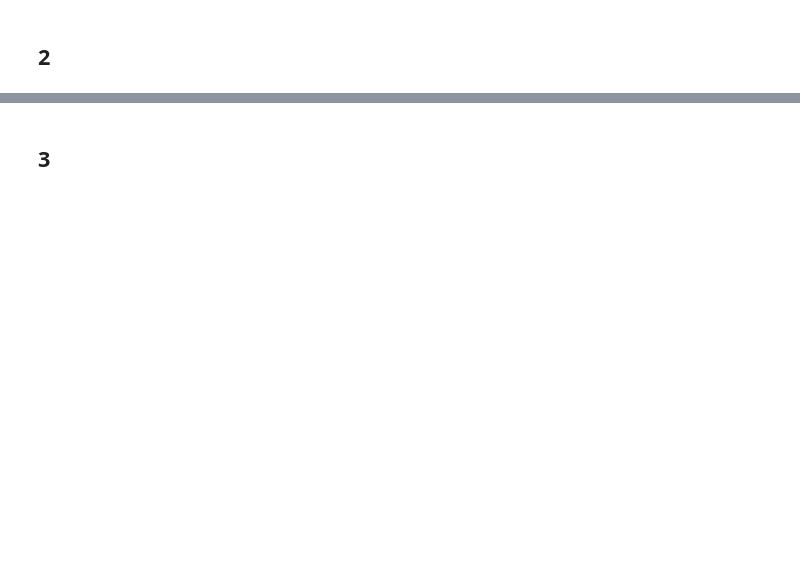
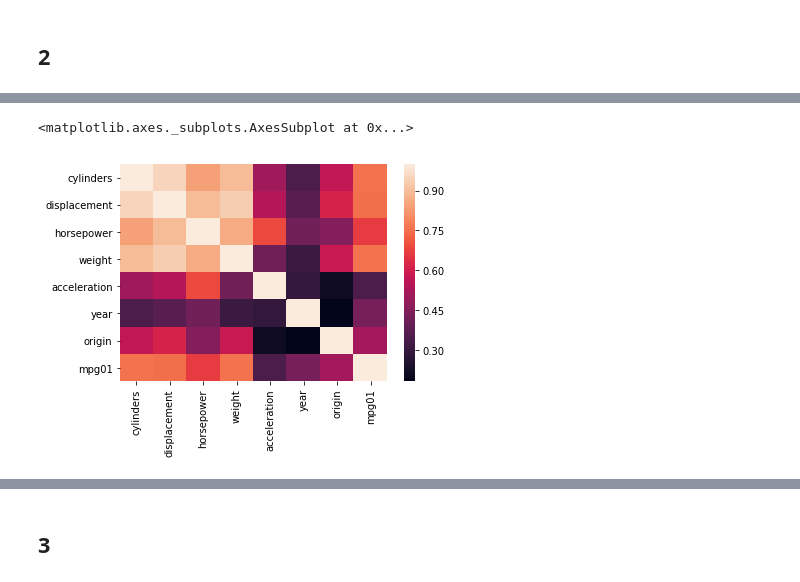
Before and after one commit to uulwake/Introduction-to-Statistical-Learning-in-R, a Jupyter notebook: Ch4 Classification/ISLR_Ch4_Exercise_Applied_11.ipynb, the cells around one changed output, grey strips where cells are left out. Drawn from its saved outputs; the diff is of its cells as text; code cells hidden in the pictures; blank space fills up the shorter version.

```diff
--- a/Ch4 Classification/ISLR_Ch4_Exercise_Applied_11.ipynb
+++ b/Ch4 Classification/ISLR_Ch4_Exercise_Applied_11.ipynb
@@ -11,0 +26,2 @@
+# %%
+auto = pd.read_csv('../dataset/Auto.csv')
@@ -11,0 +37,2 @@
+# %%
+auto['mpg01'] = np.where(auto['mpg'] > auto['mpg'].median(), 1, 0)
@@ -11,0 +48,2 @@
+# %%
+auto = auto.drop('mpg', axis=1)
@@ -15,0 +75,5 @@
+# %%
+sns.heatmap(abs(auto.corr()))
+# %% [output]
+<matplotlib.axes._subplots.AxesSubplot at 0x...>
+[figure, added]
```
Also changed, not shown: parts of 36 cells of this notebook, 3 other files.
